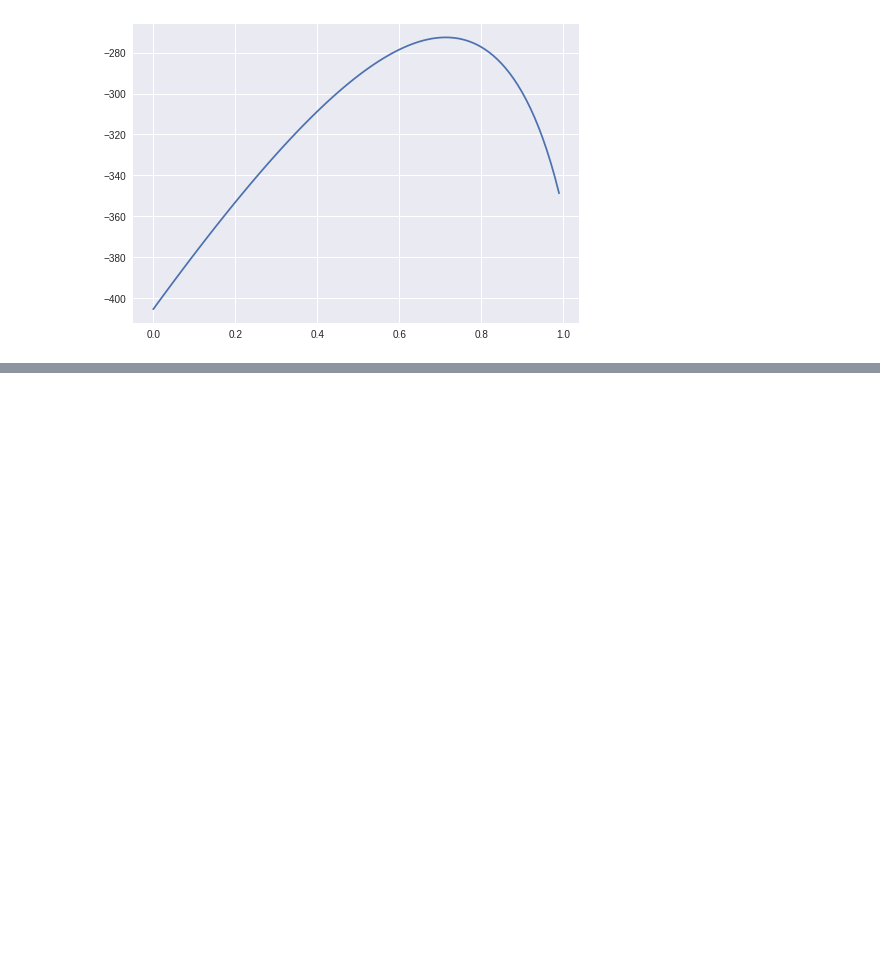
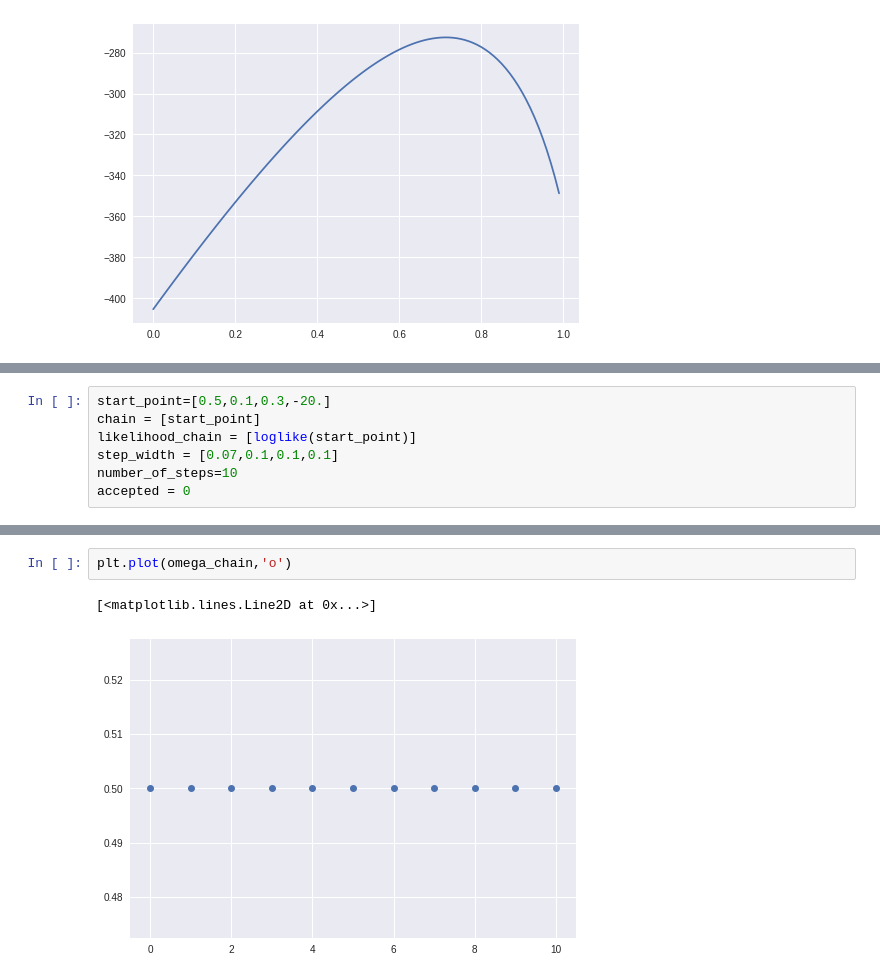
Before and after one commit to HiramHerrera/MACSS2017, a Jupyter notebook: Projects/supernova/Distances.ipynb, the cells around one changed output, grey strips where cells are left out. Cells and saved outputs as stored; diff of their text form; blank space fills up the shorter version.

```diff
--- a/Projects/supernova/Distances.ipynb
+++ b/Projects/supernova/Distances.ipynb
@@ -48,0 +154,7 @@ plt.plot(table_omega,tableprob)
+# %%
+start_point=[0.5,0.1,0.3,-20.]
+chain = [start_point]
+likelihood_chain = [loglike(start_point)]
+step_width = [0.07,0.1,0.1,0.1]
+number_of_steps=10
+accepted = 0
@@ -48,0 +193,5 @@ plt.plot(table_omega,tableprob)
+# %%
+plt.plot(omega_chain,'o')
+# %% [output]
+[<matplotlib.lines.Line2D at 0x...>]
+[figure, added]
```
Also changed, not shown: parts of 12 cells of this notebook, 36 other files.
